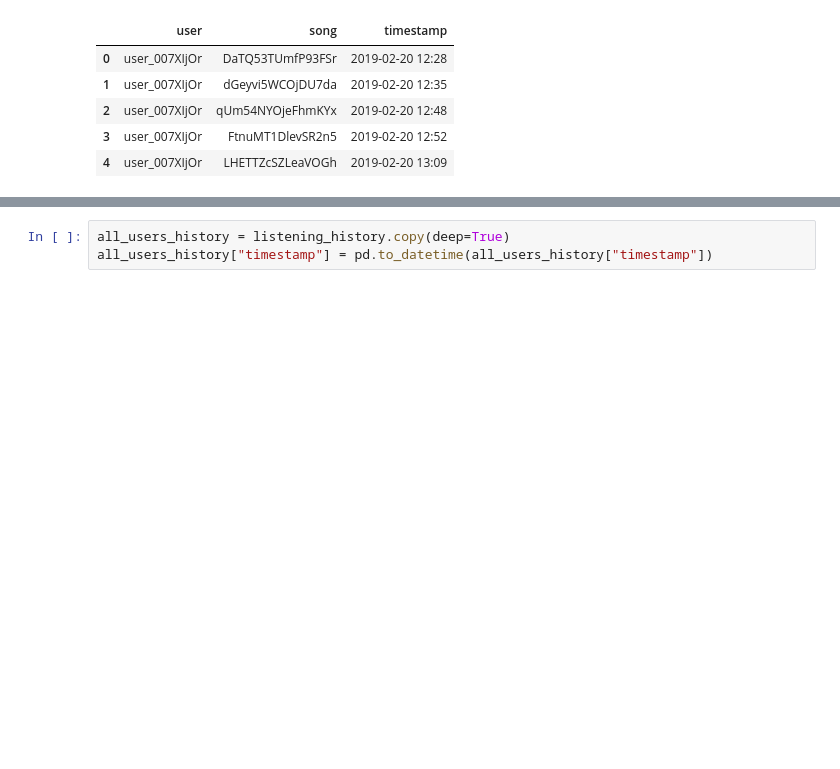
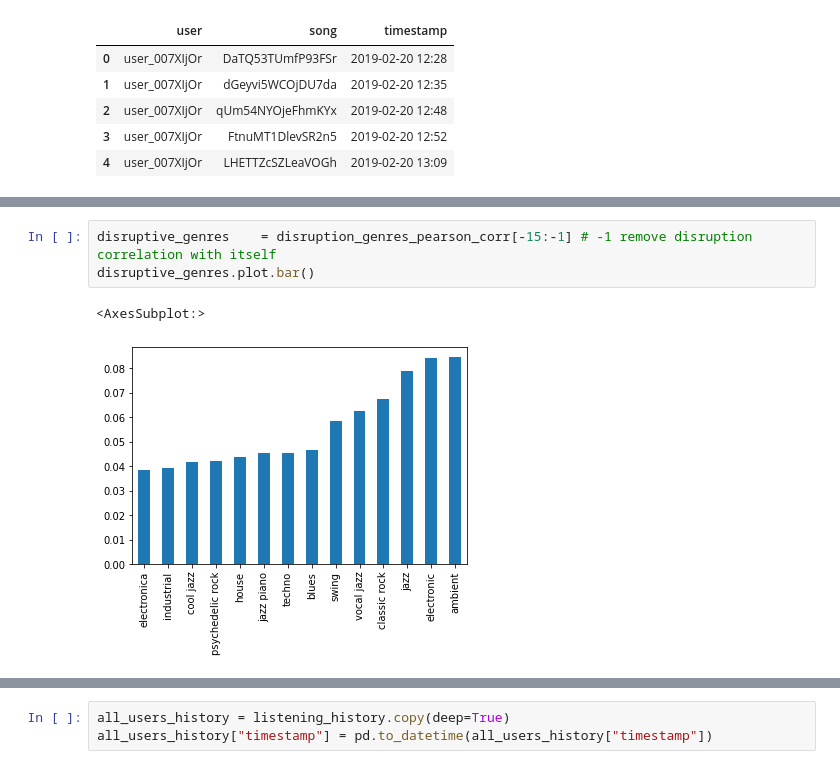
Before and after one commit to GiowGiow/Quantificando-a-Disrupcao-em-Redes-de-Similaridade-Musicais, a Jupyter notebook: code/3. analyzing_users_history.ipynb, the cells around one changed output, grey strips where cells are left out. Saved outputs shown, nothing was run; the diff lists cells and outputs as text; blank space fills up the shorter version.

```diff
--- a/code/3. analyzing_users_history.ipynb
+++ b/code/3. analyzing_users_history.ipynb
@@ -45,0 +187,6 @@ listening_history.head()
+# %%
+disruptive_genres    = disruption_genres_pearson_corr[-15:-1] # -1 remove disruption correlation with itself
+disruptive_genres.plot.bar()
+# %% [output]
+<AxesSubplot:>
+[figure, added]
```
Also changed, not shown: parts of 34 cells of this notebook, 8 other files.
